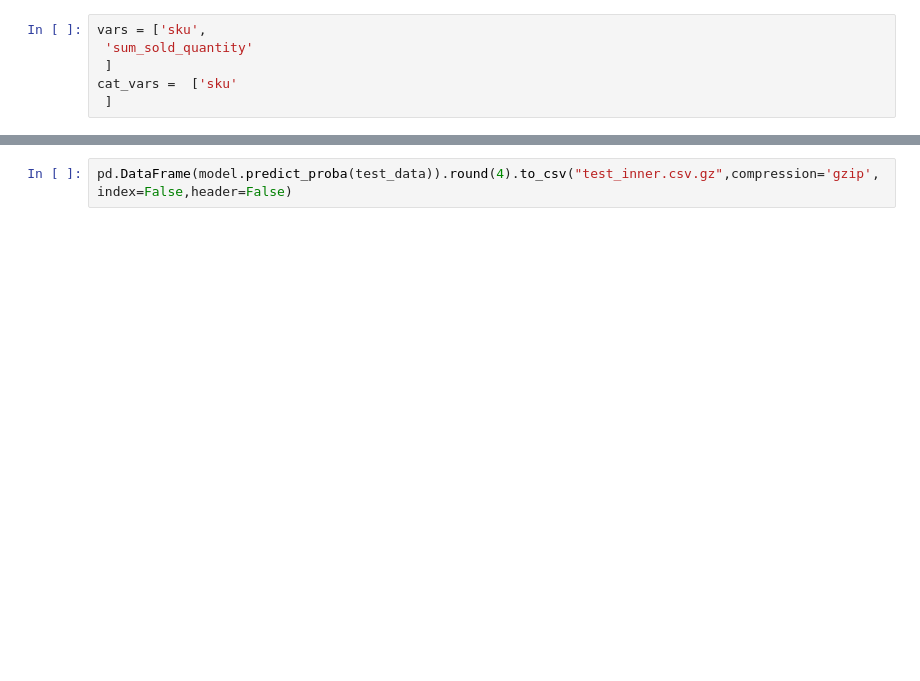
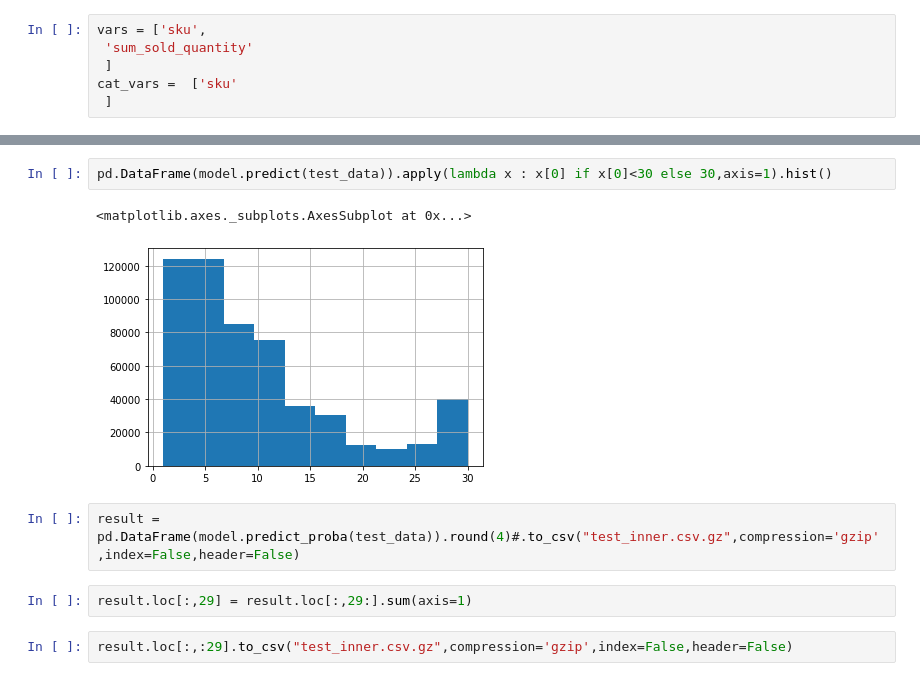
Before and after one commit to brunotagoncalves/MeLi_2021_demand_prediction, a Jupyter notebook: meli_EDA_3rd_sub.ipynb, the cells around one changed output, grey strips where cells are left out. Drawn from its saved outputs; the diff is of its cells as text; blank space fills up the shorter version.

```diff
--- a/meli_EDA_3rd_sub.ipynb
+++ b/meli_EDA_3rd_sub.ipynb
@@ -362,2 +291,11 @@ array([[<matplotlib.axes._subplots.AxesSubplot object at 0x...>]],
+# %%
+pd.DataFrame(model.predict(test_data)).apply(lambda x : x[0] if x[0]<30 else 30,axis=1).hist()
+# %% [output]
+<matplotlib.axes._subplots.AxesSubplot at 0x...>
+[figure, added]
 # %%
-pd.DataFrame(model.predict_proba(test_data)).round(4).to_csv("test_inner.csv.gz",compression='gzip',index=False,header=False)
+result = pd.DataFrame(model.predict_proba(test_data)).round(4)#.to_csv("test_inner.csv.gz",compression='gzip',index=False,header=False)
+# %%
+result.loc[:,29] = result.loc[:,29:].sum(axis=1)
+# %%
+result.loc[:,:29].to_csv("test_inner.csv.gz",compression='gzip',index=False,header=False)
```
Also changed, not shown: parts of 38 cells of this notebook.
